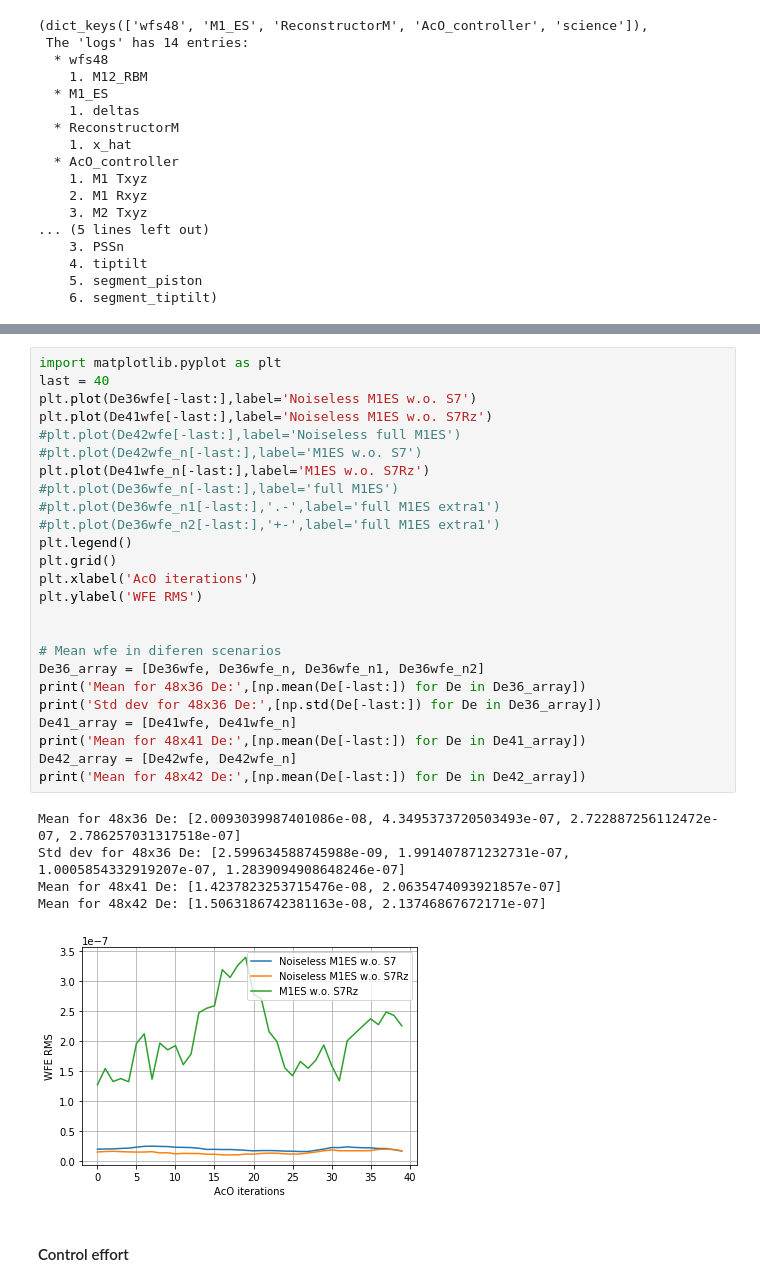
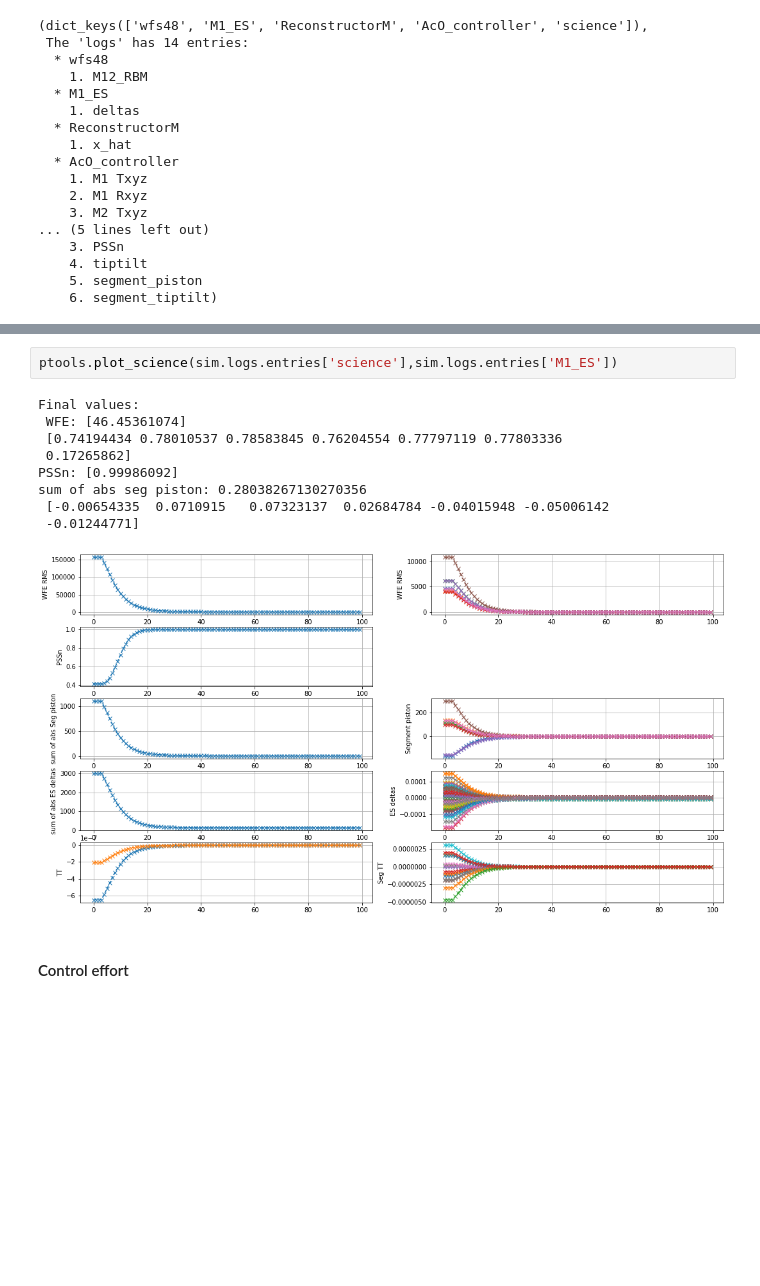
Before and after one commit to rconan/SIMCEO, a Jupyter notebook: shwfs_es.ipynb, the cells around one changed output, grey strips where cells are left out. Drawn from its saved outputs; the diff is of its cells as text; blank space fills up the shorter version.

```diff
--- a/shwfs_es.ipynb
+++ b/shwfs_es.ipynb
@@ -279,34 +254,15 @@ De36wfe_n_wBM = sim.logs.entries['science']['wfe_rms'].timeSeries[1]
-# %%
-import matplotlib.pyplot as plt
-last = 40
-plt.plot(De36wfe[-last:],label='Noiseless M1ES w.o. S7')
-plt.plot(De41wfe[-last:],label='Noiseless M1ES w.o. S7Rz')
-#plt.plot(De42wfe[-last:],label='Noiseless full M1ES')
-#plt.plot(De42wfe_n[-last:],label='M1ES w.o. S7')
-plt.plot(De41wfe_n[-last:],label='M1ES w.o. S7Rz')
-#plt.plot(De36wfe_n[-last:],label='full M1ES')
-#plt.plot(De36wfe_n1[-last:],'.-',label='full M1ES extra1')
-#plt.plot(De36wfe_n2[-last:],'+-',label='full M1ES extra1')
-plt.legend()
-plt.grid()
-plt.xlabel('AcO iterations')
-plt.ylabel('WFE RMS')
-
-
-# Mean wfe in diferen scenarios
-De36_array = [De36wfe, De36wfe_n, De36wfe_n1, De36wfe_n2]
-print('Mean for 48x36 De:',[np.mean(De[-last:]) for De in De36_array])
-print('Std dev for 48x36 De:',[np.std(De[-last:]) for De in De36_array])
-De41_array = [De41wfe, De41wfe_n]
-print('Mean for 48x41 De:',[np.mean(De[-last:]) for De in De41_array])
-De42_array = [De42wfe, De42wfe_n]
-print('Mean for 48x42 De:',[np.mean(De[-last:]) for De in De42_array])
-# %% [output]
-Mean for 48x36 De: [2.0093039987401086e-08, 4.3495373720503493e-07, 2.722887256112472e-07, 2.786257031317518e-07]
-Std dev for 48x36 De: [2.599634588745988e-09, 1.991407871232731e-07, 1.0005854332919207e-07, 1.2839094908648246e-07]
-Mean for 48x41 De: [1.4237823253715476e-08, 2.0635474093921857e-07]
-Mean for 48x42 De: [1.5063186742381163e-08, 2.13746867672171e-07]
-[figure, removed]
+# %%
+ptools.plot_science(sim.logs.entries['science'],sim.logs.entries['M1_ES'])
+# %% [output]
+Final values:
+ WFE: [46.45361074]
+ [0.74194434 0.78010537 0.78583845 0.76204554 0.77797119 0.77803336
+ 0.17265862]
+PSSn: [0.99986092]
+sum of abs seg piston: 0.28038267130270356
+ [-0.00654335  0.0710915   0.07323137  0.02684784 -0.04015948 -0.05006142
+ -0.01244771]
+[figure, added]
 # %% [markdown]
 #### Control effort
 # %%
```
Also changed, not shown: parts of 12 cells of this notebook, 5 other files.
